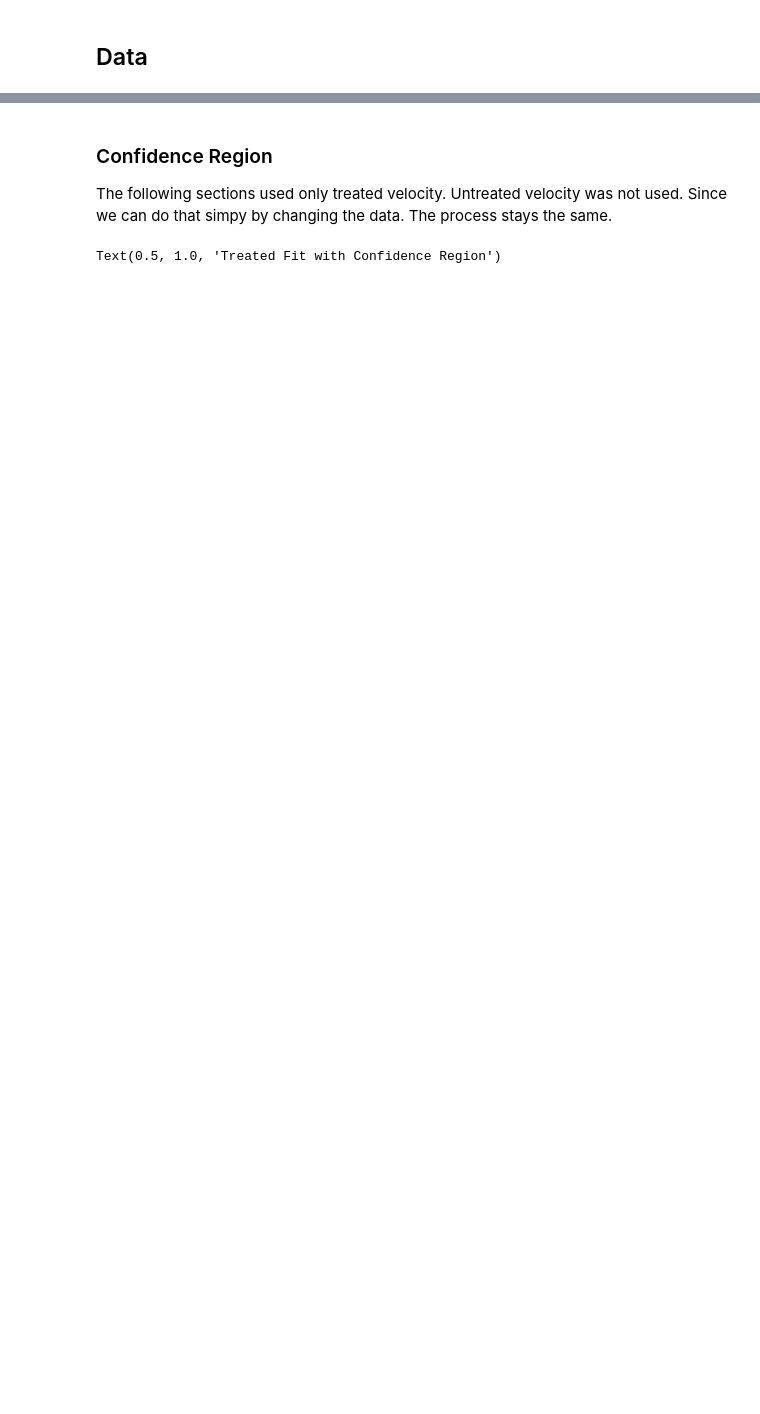
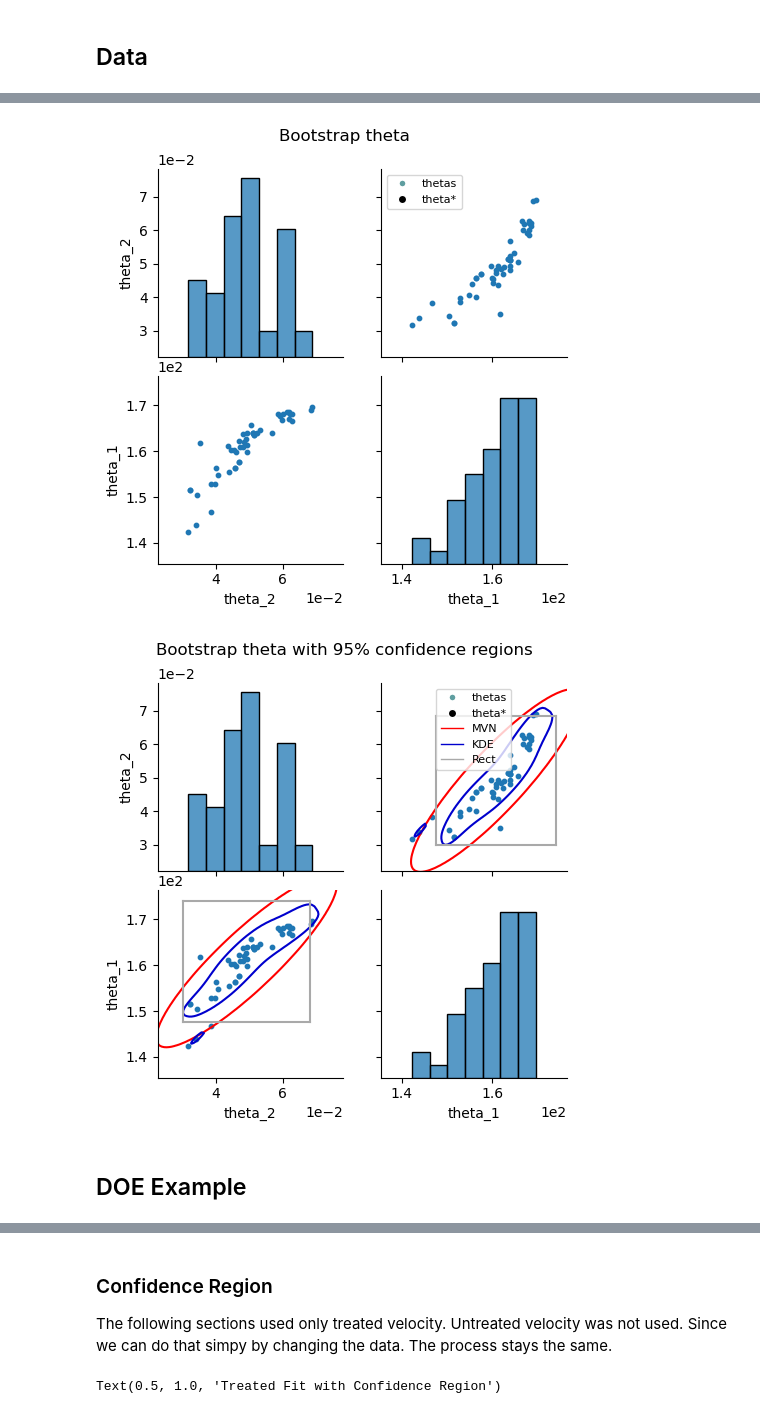
Before and after one commit to smondal13/DOE-Examples, a Jupyter notebook: Examples/Michaelis_Menten_Puromycin_Example.ipynb, the cells around one changed output, grey strips where cells are left out. Drawn from its saved outputs; the diff is of its cells as text; code cells hidden in the pictures; blank space fills up the shorter version.

```diff
--- a/Examples/Michaelis_Menten_Puromycin_Example.ipynb
+++ b/Examples/Michaelis_Menten_Puromycin_Example.ipynb
@@ -224,0 +233,27 @@ theta[1]  0.048050  46.220177
+# %%
+exp_list = []
+n_exp = len(data_untreated)
+
+# exp_list to separate each experiment
+for i in range(n_exp):
+    exp_list.append(ReactionVelocity(data_untreated[i]))
+
+# Creating an Estimator object
+pest = parmest.Estimator(exp_list, tee = False)
+
+# obj, theta = pest.theta_est()
+obj_u, theta_u, cov_u = pest.theta_est(calc_cov=True, cov_n=n_exp)
+
+# ``parmest`` can mess up the order of the theta estimates and also the covariance.
+# So we need to fix the order so that we can manipulate it properly.
+t_order = ["theta_1", "theta_2"]
+theta_ordered_u = theta_u.loc[t_order]  # ``theta`` in the order we want
+cov_ordered_u = cov_u.loc[t_order, t_order]  # ``covariance`` matrix in the order we want
+
+print("\n\ntheta values:")
+print(theta_ordered_u)
+
+print("\nSSE value: ", obj_u)
+
+print("\nCovariance matrix:")
+print(cov_ordered_u)
@@ -224,0 +307,14 @@ theta[1]  0.048050  46.220177
+# %%
+parmest.graphics.pairwise_plot(bootstrap_theta, theta, title='Bootstrap theta')
+parmest.graphics.pairwise_plot(
+    bootstrap_theta,
+    theta,
+    0.95,
+    ['MVN', 'KDE', 'Rect'],
+    title='Bootstrap theta with 95% confidence regions',
+)
+# %% [output]
+[figure, added]
+[figure, added]
+# %% [markdown]
+## DOE Example
```
Also changed, not shown: parts of 50 cells of this notebook.
